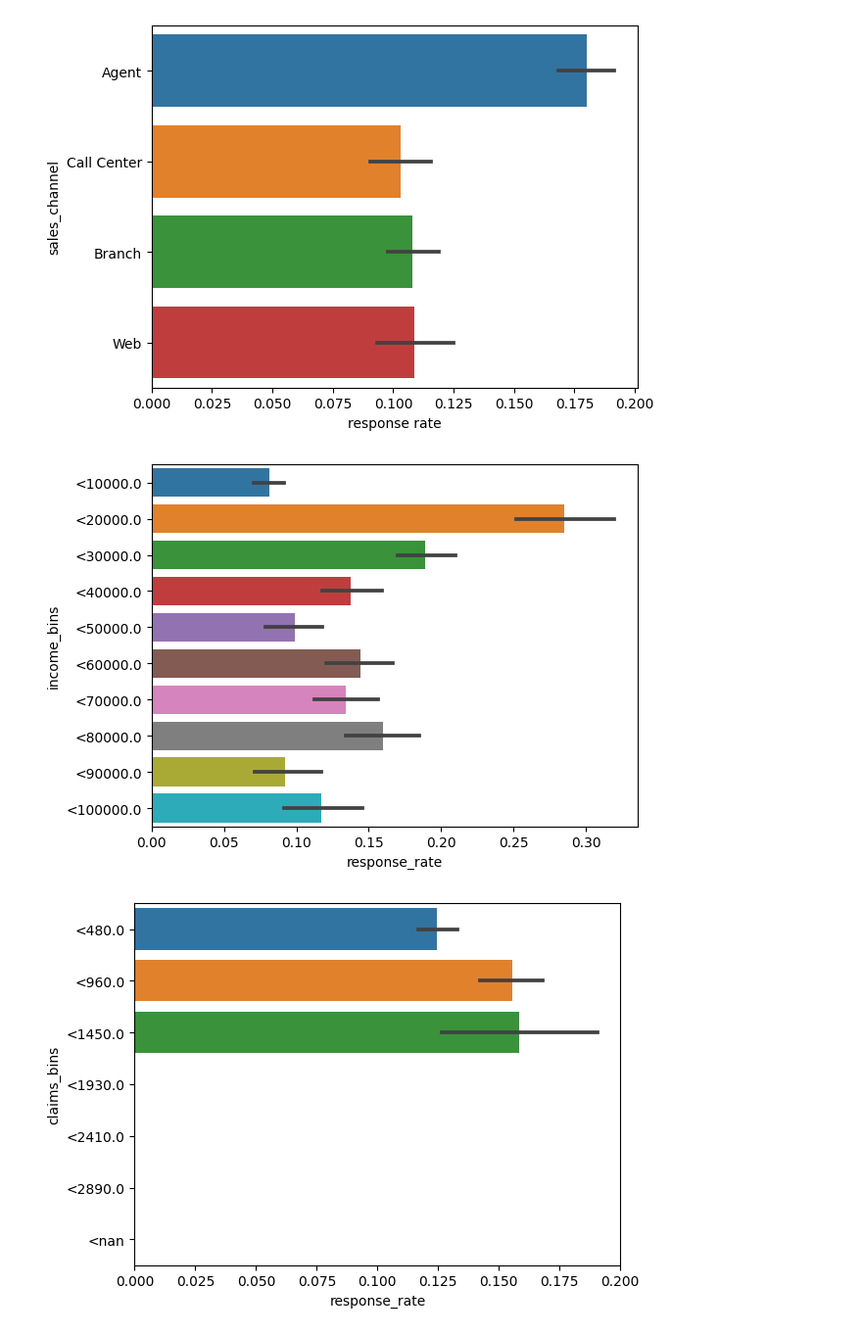
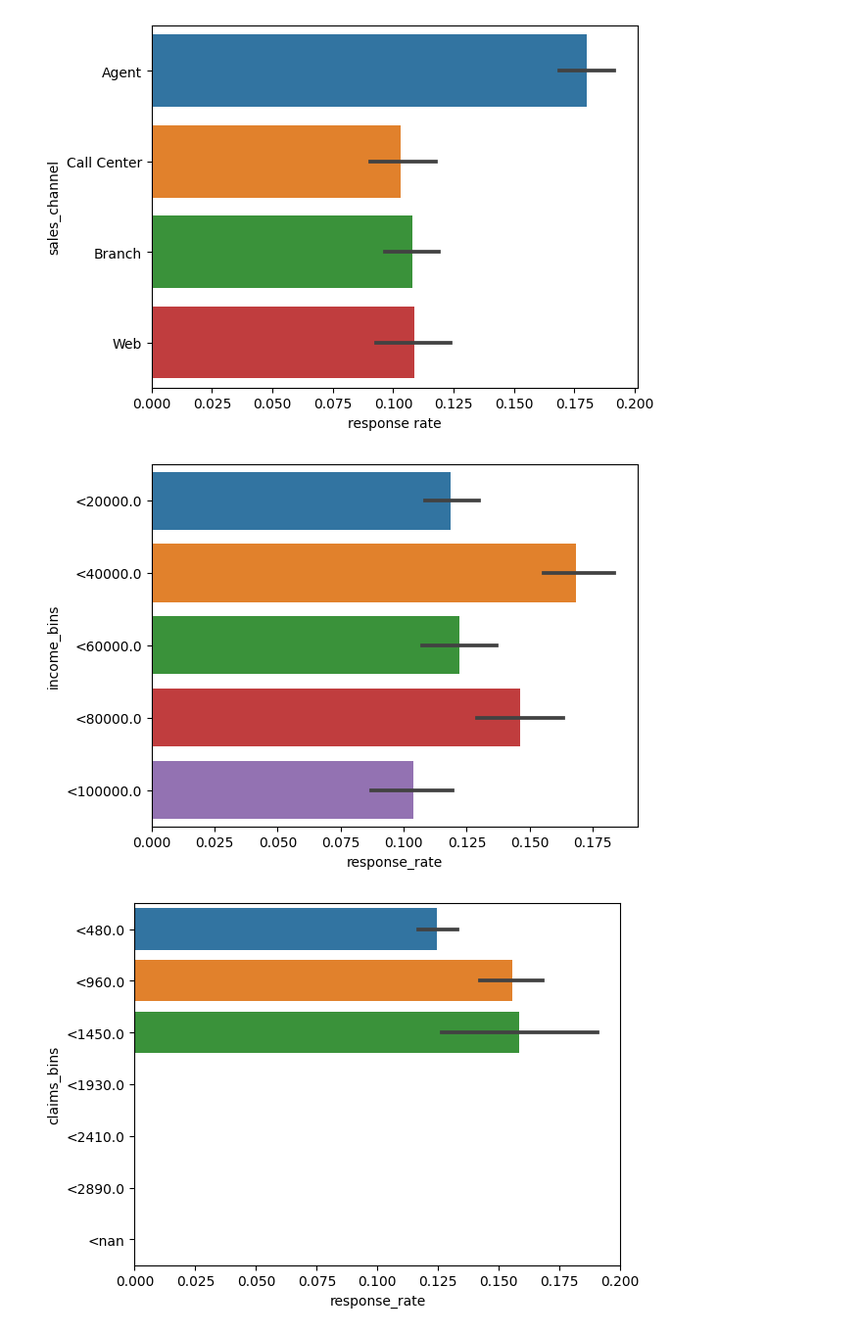
Before and after one commit to Xamweis/lab-customer-analysis-round-2, a Jupyter notebook: solution_2_3.ipynb, the cells around one changed output. Shown: that part at 98% size. Drawn from its saved outputs; the diff is of its cells as text; code cells hidden in the pictures.

Commit message:
added qcut and edited own binning func

```diff
--- a/solution_2_3.ipynb
+++ b/solution_2_3.ipynb
@@ -322,7 +322,7 @@ plt.show()
 # %%
 # generic bin func
 
-def bin_me(x, bins, max, digits):
+def bin_me(x, bins, max, digits=2):
     for i in range(bins):
         r = (max / bins) * (i + 1)
         r = round(r, digits)
@@ -331,22 +331,23 @@ def bin_me(x, bins, max, digits):
 # %%
 # response - income
 
-b = 10
+b = 5
 m = data['income'].max()
 data['bins_income'] = list(map(lambda i: bin_me(i, bins=b, max=m, digits=-3), data['income']))
+# data['bins_income'] = pd.qcut(data['income'], q=b, duplicates='drop')
 
 # set ordering of the bins
 ord = list(map(lambda i: f'<{i}', sorted(data['bins_income'].unique())))
 
 # set the naming of the bins
 data['bins_income'] = data['bins_income'].map({i:f"<{i}" for i in data['bins_income']})
 
 
 t = sns.barplot(y='bins_income', x='response_num', data=data, order=ord)
 t.set(ylabel='income_bins', xlabel='response_rate')
 plt.show()
 # %% [output]
-[figure, old version]
+[figure, new version]
 # %%
 # response - claims
 
```
Also changed, not shown: parts of 1 cell of this notebook.
